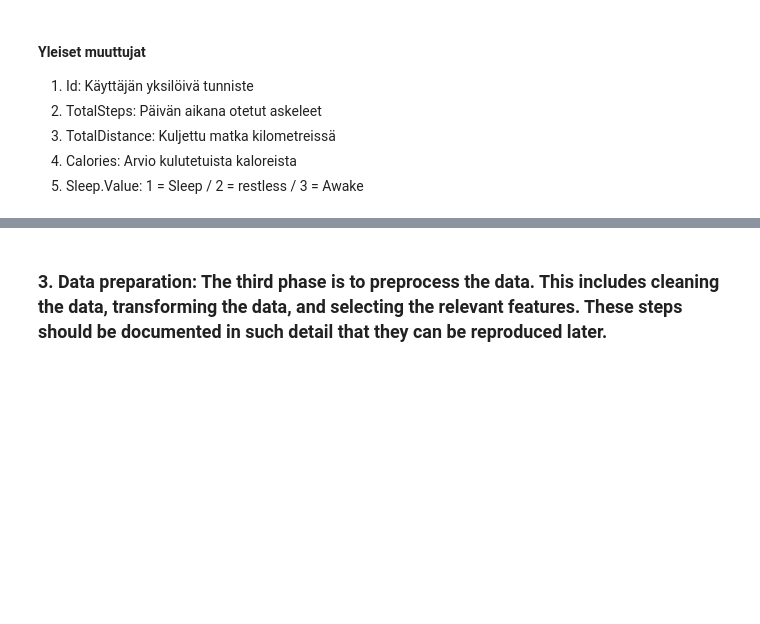
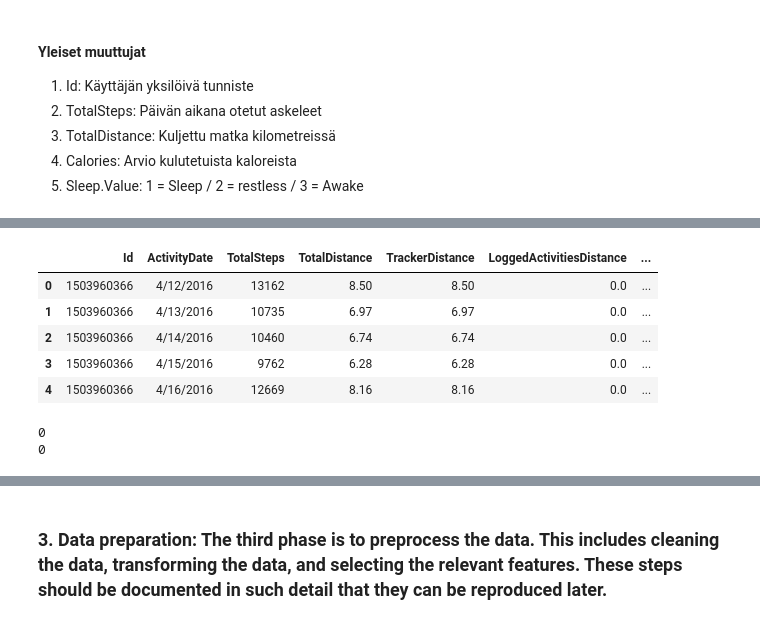
Before and after one commit to kismet85/dkkoAssignments, a Jupyter notebook: Projekti/Uni_ja_liikuntatottumukset.ipynb, the cells around one changed output, grey strips where cells are left out. Cells and saved outputs as stored; diff of their text form; code cells hidden in the pictures; blank space fills up the shorter version.

```diff
--- a/Projekti/Uni_ja_liikuntatottumukset.ipynb
+++ b/Projekti/Uni_ja_liikuntatottumukset.ipynb
@@ -59,0 +42,30 @@ dailyActivity.describe()
+# %%
+import pandas as pd
+import numpy as np
+import matplotlib.pyplot as plt
+import seaborn as sns
+
+daily_activity = pd.read_csv('archive/dailyActivity_merged.csv')
+sleep_data = pd.read_csv('archive/sleepDay_merged.csv')
+weight_data = pd.read_csv('archive/weightLogInfo_merged.csv')
+heartrate_data = pd.read_csv('archive/heartrate_seconds_merged.csv')
+
+# Display the first few rows of each DataFrame to understand the structure
+daily_activity.head()
+# %% [output]
+|  | Id | ActivityDate | TotalSteps | TotalDistance | TrackerDistance | LoggedActivitiesDistance | ... |
+| 0 | 1503960366 | 4/12/2016 | 13162 | 8.50 | 8.50 | 0.0 | ... |
+| 1 | 1503960366 | 4/13/2016 | 10735 | 6.97 | 6.97 | 0.0 | ... |
+| 2 | 1503960366 | 4/14/2016 | 10460 | 6.74 | 6.74 | 0.0 | ... |
+| 3 | 1503960366 | 4/15/2016 | 9762 | 6.28 | 6.28 | 0.0 | ... |
+| 4 | 1503960366 | 4/16/2016 | 12669 | 8.16 | 8.16 | 0.0 | ... |
+# %%
+
+# Check for missing dates in sleep data
+print(sleep_data['SleepDay'].isnull().sum())
+
+# Check for missing dates in heartrate data
+print(heartrate_data['Time'].isnull().sum())
+# %% [output]
+0
+0
```
Also changed, not shown: parts of 9 cells of this notebook.
